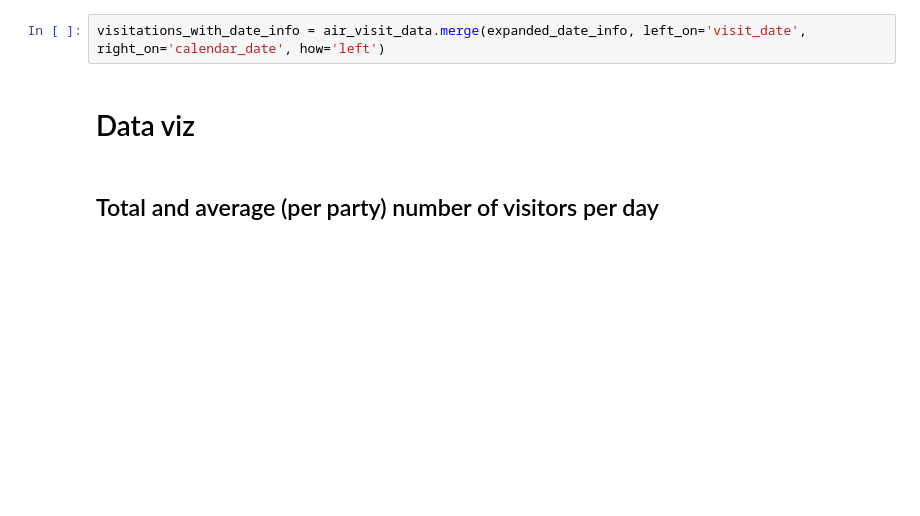
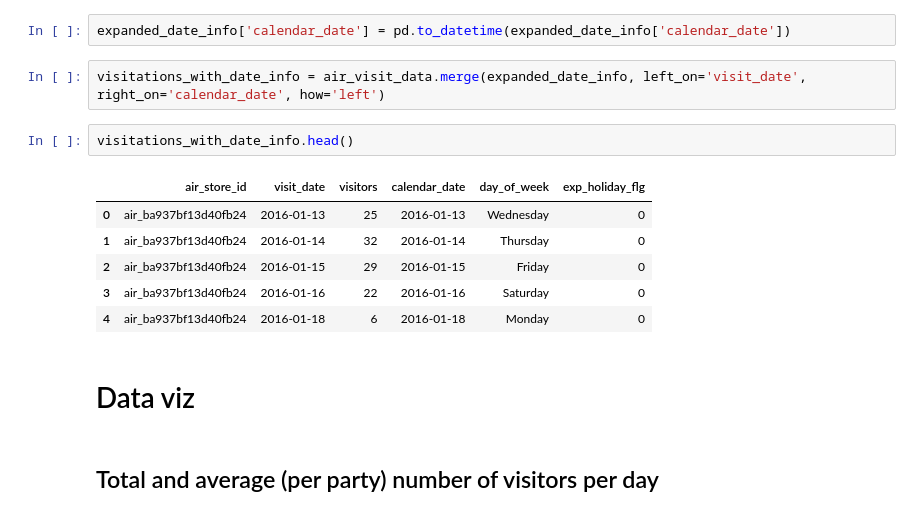
Before and after one commit to QuasiCoherentLabs/recruitVisitorForecasting, a Jupyter notebook: Notebooks/public/kaggle__recruit_restaurant_visitor_forecasting.ipynb, the cells around one changed output. Cells and saved outputs as stored; diff of their text form; blank space fills up the shorter version.

Commit message:
changed dtype on column in expanded holidays

```diff
--- a/Notebooks/public/kaggle__recruit_restaurant_visitor_forecasting.ipynb
+++ b/Notebooks/public/kaggle__recruit_restaurant_visitor_forecasting.ipynb
@@ -189,8 +191,19 @@ holiday_comparison.loc[holiday_comparison['holiday_flg']!=holiday_comparison['ex
 | 359 | 2016-12-25 | Sunday | 0 | 1 |
 | 410 | 2017-02-14 | Tuesday | 0 | 1 |
 | 427 | 2017-03-03 | Friday | 0 | 1 |
+# %%
+expanded_date_info['calendar_date'] = pd.to_datetime(expanded_date_info['calendar_date'])
 # %%
 visitations_with_date_info = air_visit_data.merge(expanded_date_info, left_on='visit_date', right_on='calendar_date', how='left')
+# %%
+visitations_with_date_info.head()
+# %% [output]
+|  | air_store_id | visit_date | visitors | calendar_date | day_of_week | exp_holiday_flg |
+| 0 | air_ba937bf13d40fb24 | 2016-01-13 | 25 | 2016-01-13 | Wednesday | 0 |
+| 1 | air_ba937bf13d40fb24 | 2016-01-14 | 32 | 2016-01-14 | Thursday | 0 |
+| 2 | air_ba937bf13d40fb24 | 2016-01-15 | 29 | 2016-01-15 | Friday | 0 |
+| 3 | air_ba937bf13d40fb24 | 2016-01-16 | 22 | 2016-01-16 | Saturday | 0 |
+| 4 | air_ba937bf13d40fb24 | 2016-01-18 | 6 | 2016-01-18 | Monday | 0 |
 # %% [markdown]
 # Data viz
 # %% [markdown]
```
Also changed, not shown: parts of 2 cells of this notebook.
